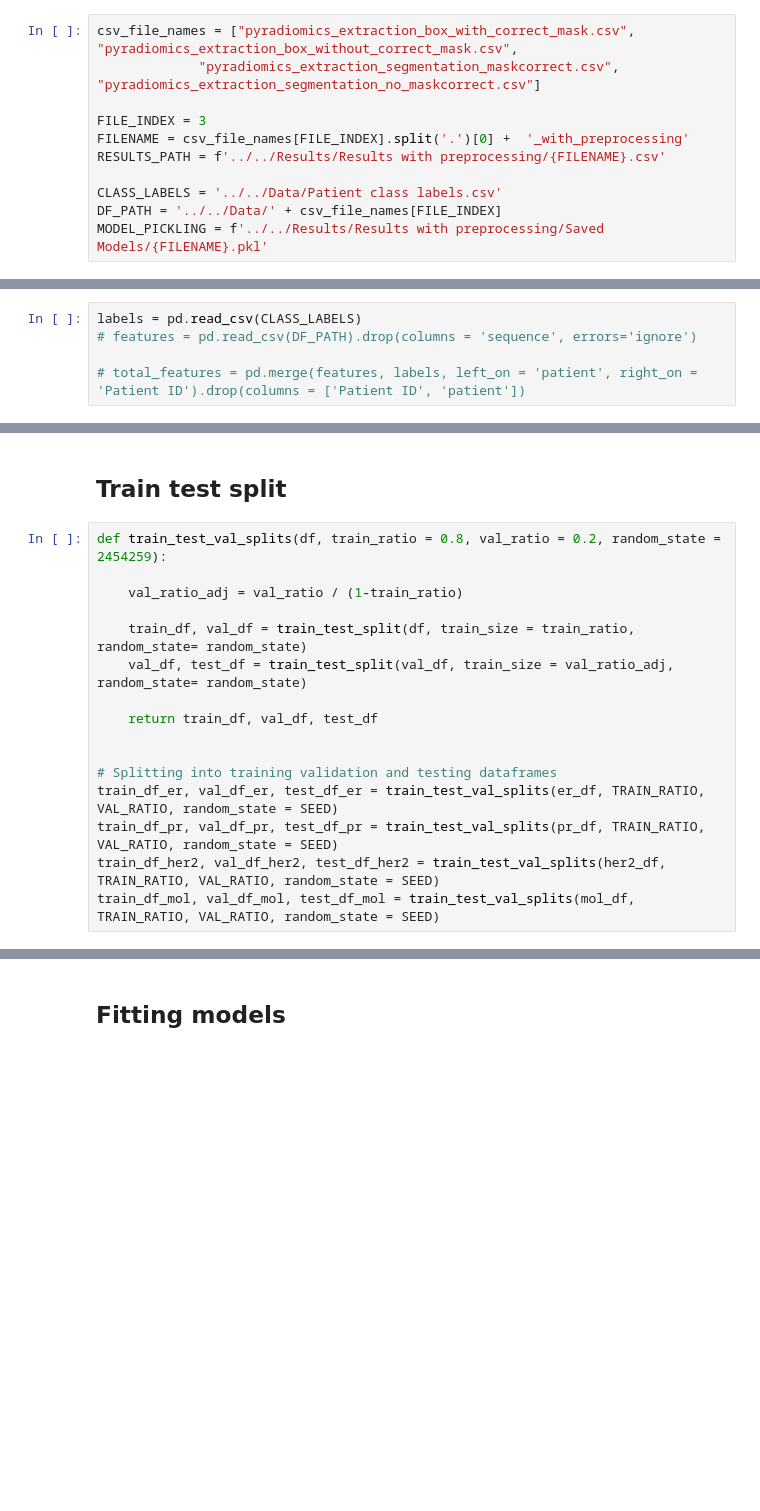
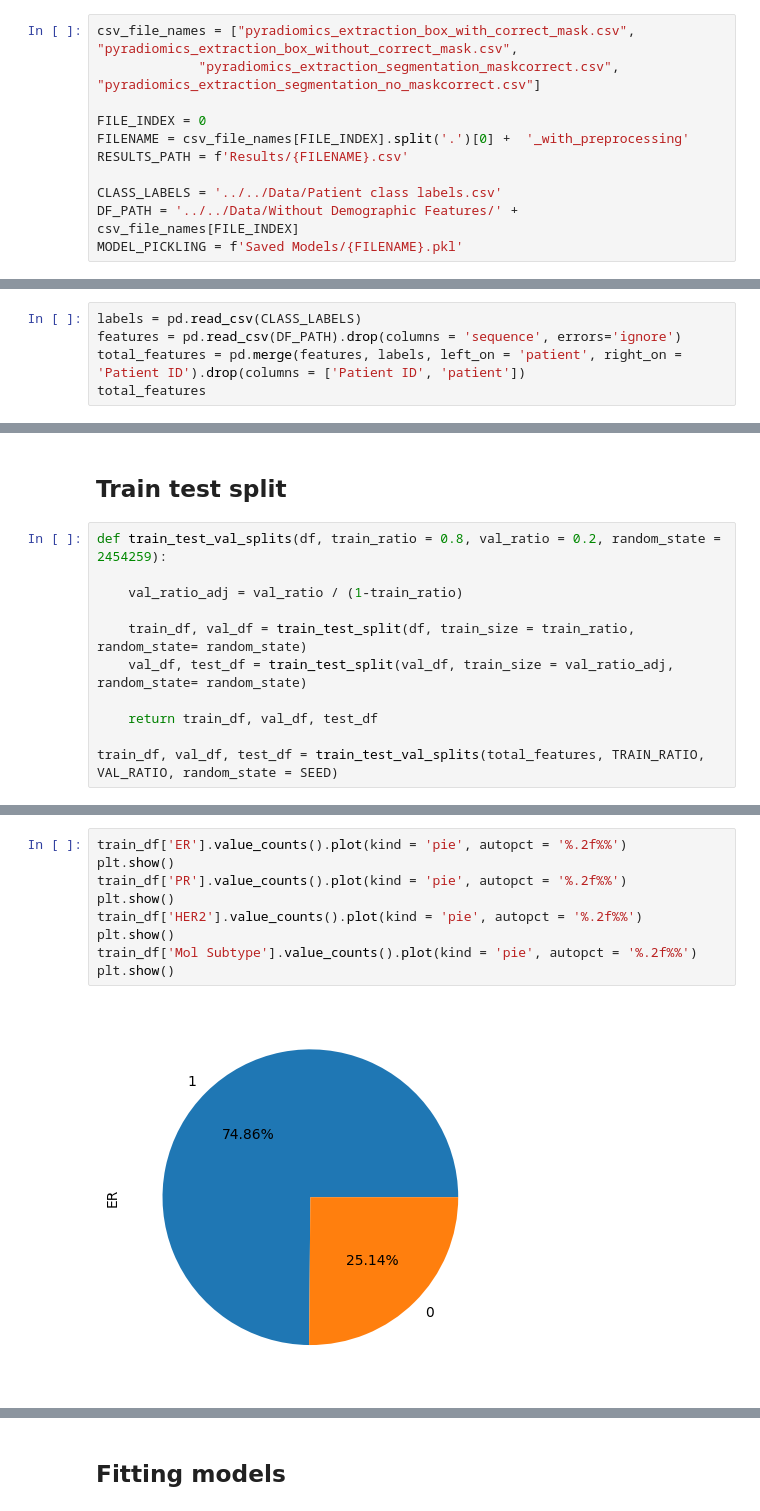
Before and after one commit to breast-cancer-detection-with-mri-images/Breast-Cancer-Subtype-from-MRI, a Jupyter notebook: 4.1. ML Modelling/ML Models Preprocessing/Unified Script with Preprocessing and Tuning.ipynb, the cells around one changed output, grey strips where cells are left out. Drawn from its saved outputs; the diff is of its cells as text; blank space fills up the shorter version.

Commit message:
Tried some variations of preprocessing using Scaling, PCA, and Resampling

```diff
--- a/4.1. ML Modelling/ML Models Preprocessing/Unified Script with Preprocessing and Tuning.ipynb
+++ b/4.1. ML Modelling/ML Models Preprocessing/Unified Script with Preprocessing and Tuning.ipynb
@@ -58,10 +49,10 @@ from models import decision_tree, k_nearest, logistic_regression, random_forest,
 csv_file_names = ["pyradiomics_extraction_box_with_correct_mask.csv", "pyradiomics_extraction_box_without_correct_mask.csv",
              "pyradiomics_extraction_segmentation_maskcorrect.csv", "pyradiomics_extraction_segmentation_no_maskcorrect.csv"]
 
-FILE_INDEX = 3
+FILE_INDEX = 0
 FILENAME = csv_file_names[FILE_INDEX].split('.')[0] +  '_with_preprocessing'
-RESULTS_PATH = f'../../Results/Results with preprocessing/{FILENAME}.csv'
+RESULTS_PATH = f'Results/{FILENAME}.csv'
 
 CLASS_LABELS = '../../Data/Patient class labels.csv'
-DF_PATH = '../../Data/' + csv_file_names[FILE_INDEX]
-MODEL_PICKLING = f'../../Results/Results with preprocessing/Saved Models/{FILENAME}.pkl'
+DF_PATH = '../../Data/Without Demographic Features/' + csv_file_names[FILE_INDEX]
+MODEL_PICKLING = f'Saved Models/{FILENAME}.pkl'
@@ -81,6 +66,6 @@ SEED = 2454259
 CRITERION = 'accuracy'
 # %%
 labels = pd.read_csv(CLASS_LABELS)
-# features = pd.read_csv(DF_PATH).drop(columns = 'sequence', errors='ignore')
-
-# total_features = pd.merge(features, labels, left_on = 'patient', right_on = 'Patient ID').drop(columns = ['Patient ID', 'patient'])
+features = pd.read_csv(DF_PATH).drop(columns = 'sequence', errors='ignore')
+total_features = pd.merge(features, labels, left_on = 'patient', right_on = 'Patient ID').drop(columns = ['Patient ID', 'patient'])
+total_features
@@ -96,9 +95,4 @@ def train_test_val_splits(df, train_ratio = 0.8, val_ratio = 0.2, random_state =
 
     return train_df, val_df, test_df
 
-
-# Splitting into training validation and testing dataframes
-train_df_er, val_df_er, test_df_er = train_test_val_splits(er_df, TRAIN_RATIO, VAL_RATIO, random_state = SEED)
-train_df_pr, val_df_pr, test_df_pr = train_test_val_splits(pr_df, TRAIN_RATIO, VAL_RATIO, random_state = SEED)
-train_df_her2, val_df_her2, test_df_her2 = train_test_val_splits(her2_df, TRAIN_RATIO, VAL_RATIO, random_state = SEED)
-train_df_mol, val_df_mol, test_df_mol = train_test_val_splits(mol_df, TRAIN_RATIO, VAL_RATIO, random_state = SEED)
+train_df, val_df, test_df = train_test_val_splits(total_features, TRAIN_RATIO, VAL_RATIO, random_state = SEED)
@@ -124,0 +259,11 @@ test_x_mol_subtype, test_y_mol_subtype = test_df_mol.drop(columns = ['Mol Subtyp
+# %%
+train_df['ER'].value_counts().plot(kind = 'pie', autopct = '%.2f%%')
+plt.show()
+train_df['PR'].value_counts().plot(kind = 'pie', autopct = '%.2f%%')
+plt.show()
+train_df['HER2'].value_counts().plot(kind = 'pie', autopct = '%.2f%%')
+plt.show()
+train_df['Mol Subtype'].value_counts().plot(kind = 'pie', autopct = '%.2f%%')
+plt.show()
+# %% [output]
+[figure, added]
```
Also changed, not shown: parts of 14 cells of this notebook, 10 other files.
